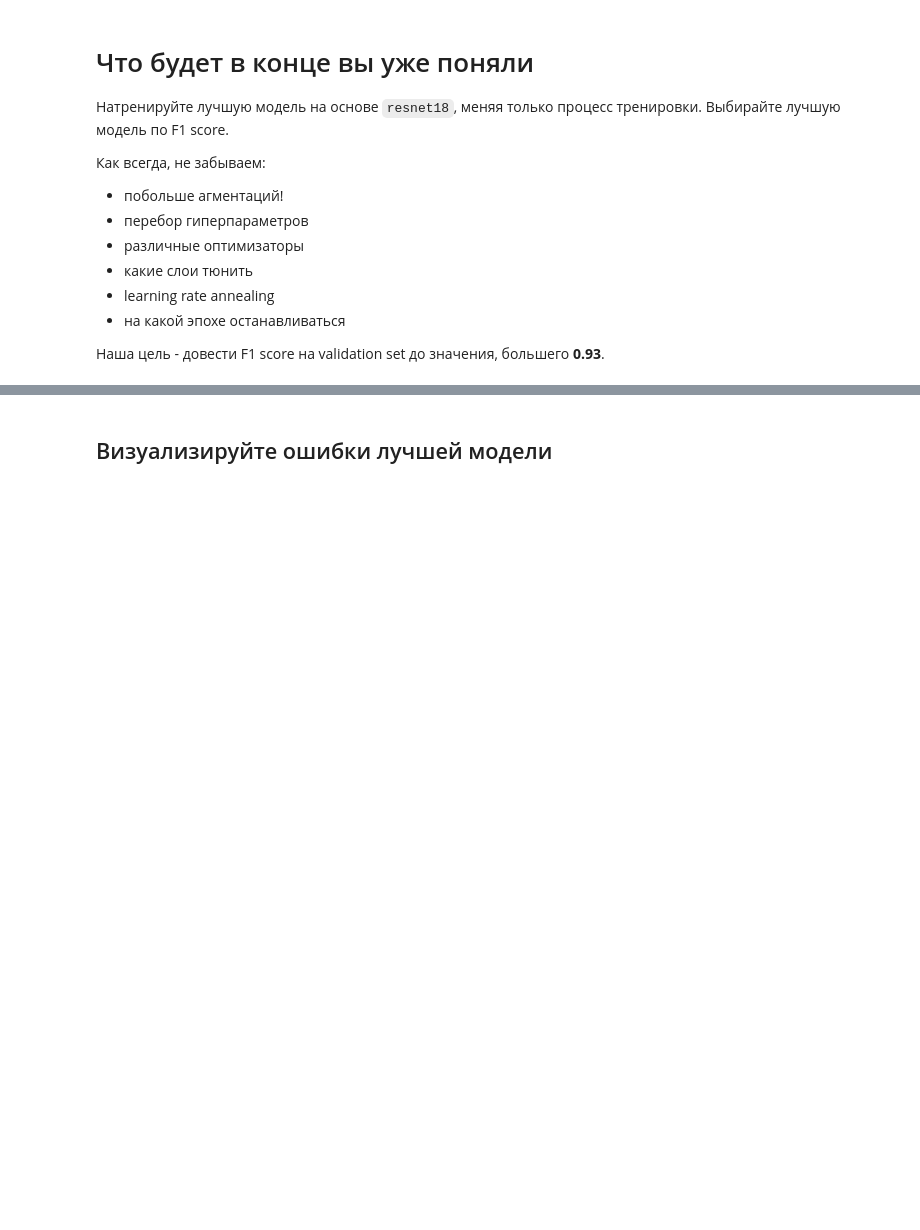
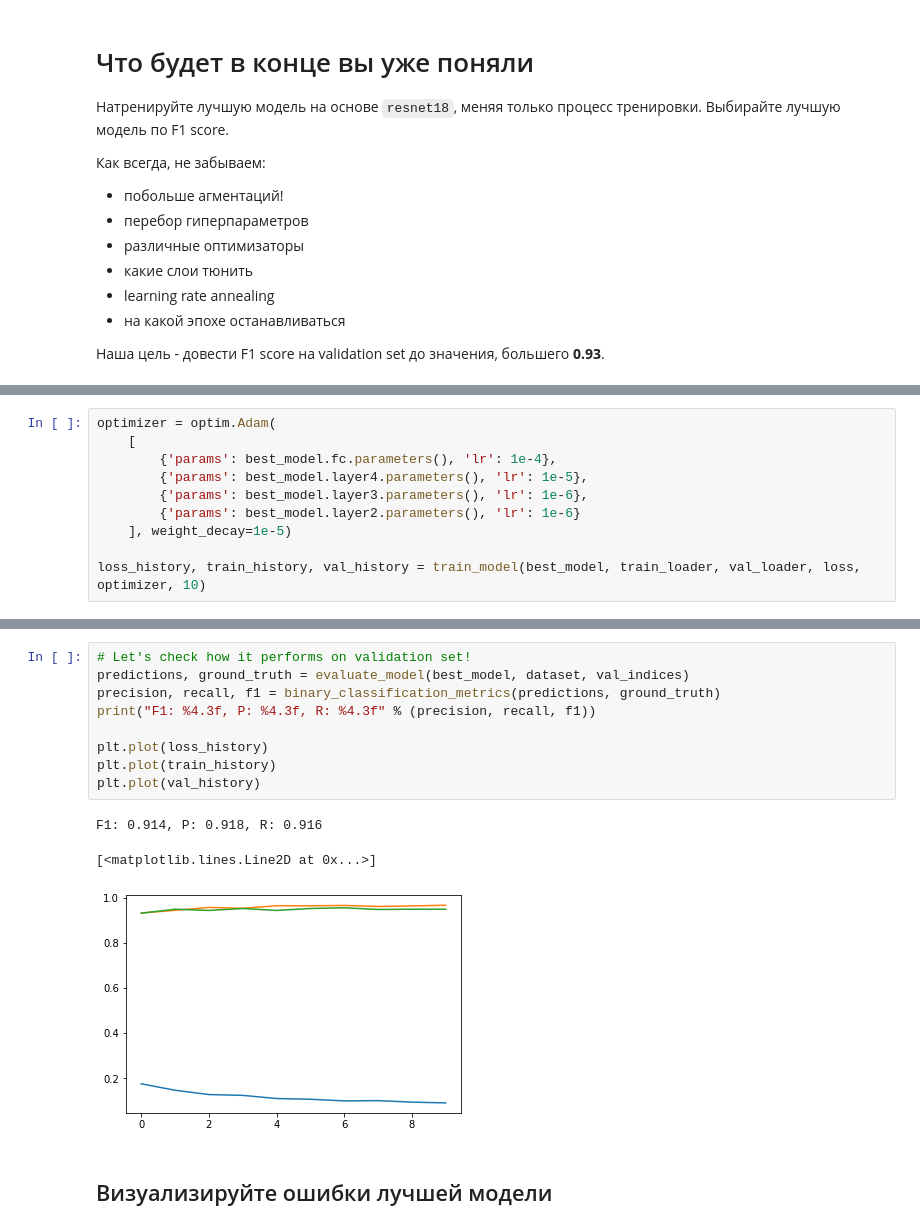
Before and after one commit to Curiosady/Courses-assignments, a Jupyter notebook: dlcourse_ai/assignments/assignment4/HotdogOrNot.ipynb, the cells around one changed output, grey strips where cells are left out. Cells and saved outputs as stored; diff of their text form; blank space fills up the shorter version.

```diff
--- a/dlcourse_ai/assignments/assignment4/HotdogOrNot.ipynb
+++ b/dlcourse_ai/assignments/assignment4/HotdogOrNot.ipynb
@@ -515,0 +539,10 @@ print("F1: %4.3f, P: %4.3f, R: %4.3f" % (precision, recall, f1))
+# %%
+optimizer = optim.Adam(
+    [
+        {'params': best_model.fc.parameters(), 'lr': 1e-4},
+        {'params': best_model.layer4.parameters(), 'lr': 1e-5},
+        {'params': best_model.layer3.parameters(), 'lr': 1e-6},
+        {'params': best_model.layer2.parameters(), 'lr': 1e-6}
+    ], weight_decay=1e-5)
+
+loss_history, train_history, val_history = train_model(best_model, train_loader, val_loader, loss, optimizer, 10)
@@ -516,3 +560,16 @@ print("F1: %4.3f, P: %4.3f, R: %4.3f" % (precision, recall, f1))
+# %%
+# Let's check how it performs on validation set!
+predictions, ground_truth = evaluate_model(best_model, dataset, val_indices)
+precision, recall, f1 = binary_classification_metrics(predictions, ground_truth)
+print("F1: %4.3f, P: %4.3f, R: %4.3f" % (precision, recall, f1))
+
+plt.plot(loss_history)
+plt.plot(train_history)
+plt.plot(val_history)
+# %% [output]
+F1: 0.914, P: 0.918, R: 0.916
+[<matplotlib.lines.Line2D at 0x...>]
+[figure, added]
 # %% [markdown]
 ## Визуализируйте ошибки лучшей модели
 # %%
```
Also changed, not shown: parts of 14 cells of this notebook.
